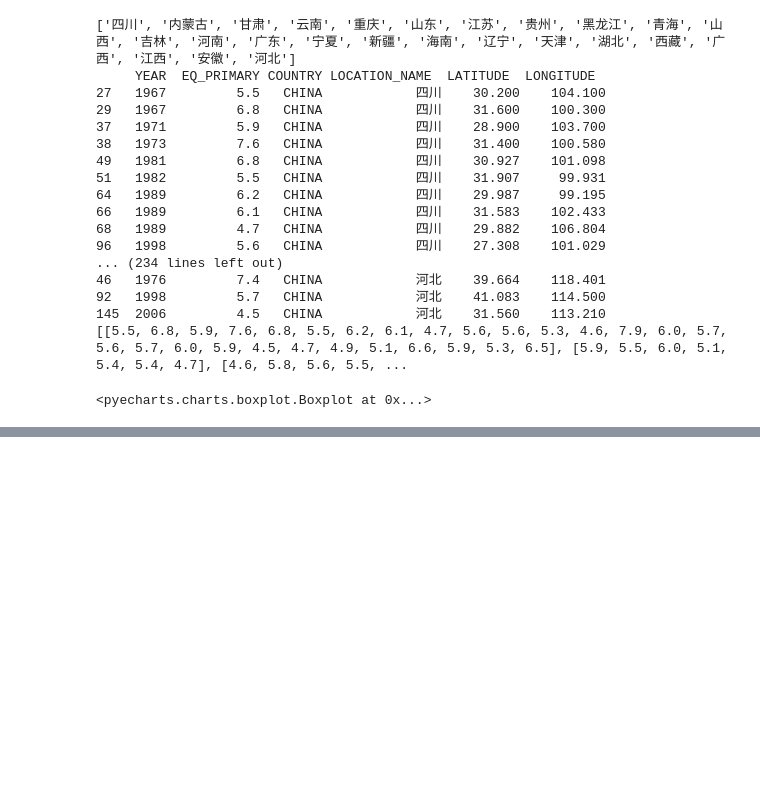
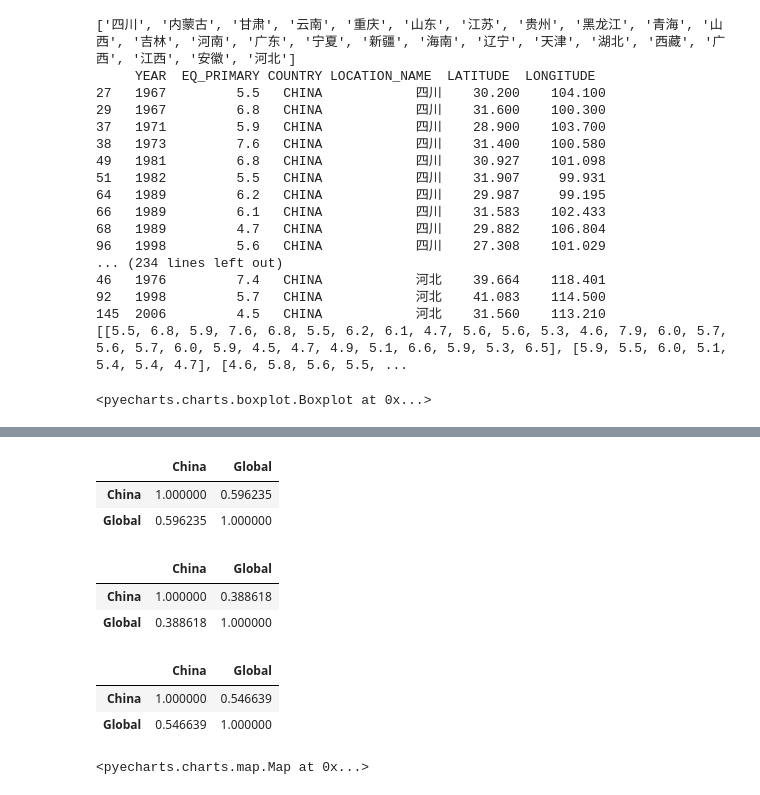
Before and after one commit to samileyang/pyecharts, a Jupyter notebook: 小栋期末.ipynb, the cells around one changed output, grey strips where cells are left out. Saved outputs shown, nothing was run; the diff lists cells and outputs as text; code cells hidden in the pictures; blank space fills up the shorter version.

```diff
--- a/小栋期末.ipynb
+++ b/小栋期末.ipynb
@@ -267,0 +325,30 @@ boxplot
+# %%
+import numpy as np
+import pandas as pd
+China = [6, 4, 2, 3, 12, 5, 0, 4, 1, 1, 0, 2, 2, 1, 4, 0, 0, 2, 0, 1, 2, 3, 0, 2, 0, 3, 4, 5, 3, 2, 1, 3, 2, 3, 3, 6, 6, 4, 4, 5, 3, 14, 5, 7, 8, 4, 15, 6, 5, 10, 5, 9, 8, 6, 3, 4, 3]
+Global = [34, 28, 20, 26, 33, 27, 40, 31, 31, 33, 26, 26, 21, 30, 35, 25, 33, 34, 33, 22, 25, 45, 28, 30, 33, 33, 30, 35, 51, 42, 27, 26, 32, 31, 19, 34, 30, 35, 37, 25, 60, 72, 78, 60, 61, 67, 77, 60, 62, 59, 48, 52, 55, 47, 50, 53, 60]
+df = pd.DataFrame({'China':China,'Global':Global})
+df
+df.corr()# pearson相关系数
+# %% [output]
+|  | China | Global |
+| China | 1.000000 | 0.596235 |
+| Global | 0.596235 | 1.000000 |
+# %%
+df.corr('kendall') # Kendall Tau相关系数
+# %% [output]
+|  | China | Global |
+| China | 1.000000 | 0.388618 |
+| Global | 0.388618 | 1.000000 |
+# %%
+df.corr('spearman')# spearman秩相关
+# %% [output]
+|  | China | Global |
+| China | 1.000000 | 0.546639 |
+| Global | 0.546639 | 1.000000 |
+# %%
+from pyecharts import Map
+map = Map("世界地图示例", width=1200, height=600)
+map
+# %% [output]
+<pyecharts.charts.map.Map at 0x...>
```
Also changed, not shown: parts of 3 cells of this notebook.
